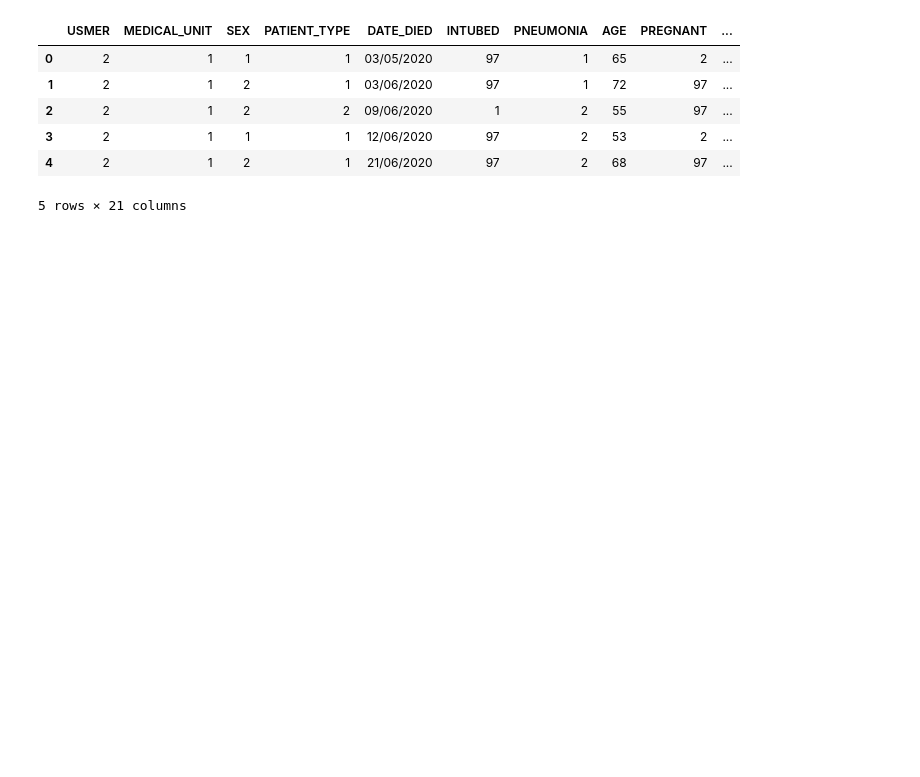
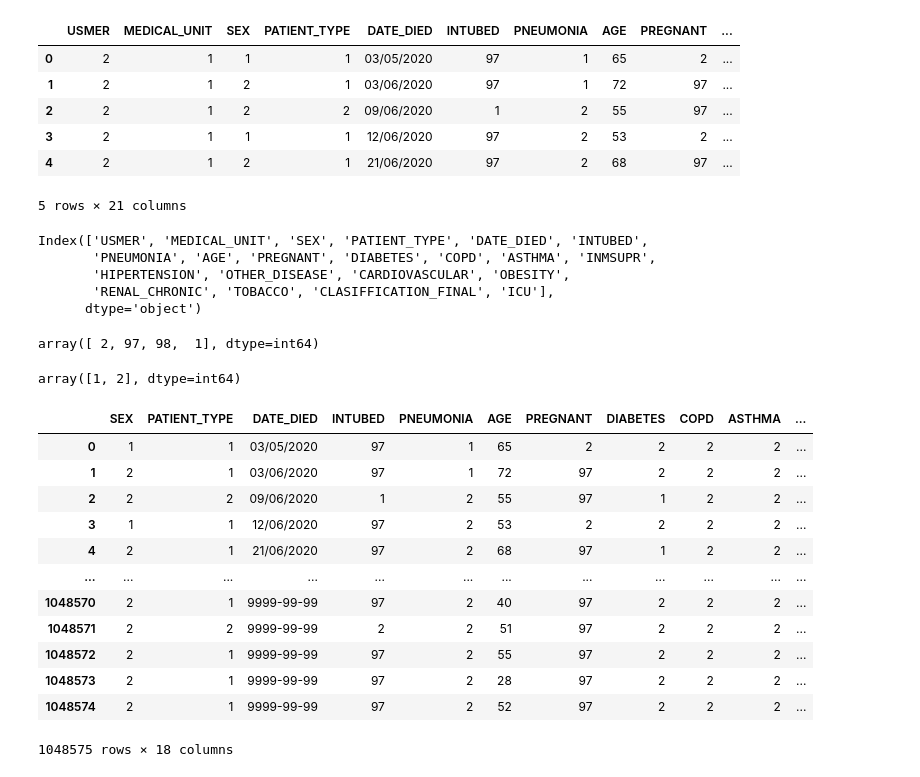
Before and after one commit to yuthegreat1/Project-4, a Jupyter notebook: Covid.ipynb, the cells around one changed output. Saved outputs shown, nothing was run; the diff lists cells and outputs as text; code cells hidden in the pictures; blank space fills up the shorter version.

```diff
--- a/Covid.ipynb
+++ b/Covid.ipynb
@@ -13,3 +13,36 @@ covid.head()
 | 3 | 2 | 1 | 1 | 1 | 12/06/2020 | 97 | 2 | 53 | 2 | ... |
 | 4 | 2 | 1 | 2 | 1 | 21/06/2020 | 97 | 2 | 68 | 97 | ... |
 5 rows × 21 columns
+# %%
+covid.columns
+# %% [output]
+Index(['USMER', 'MEDICAL_UNIT', 'SEX', 'PATIENT_TYPE', 'DATE_DIED', 'INTUBED',
+       'PNEUMONIA', 'AGE', 'PREGNANT', 'DIABETES', 'COPD', 'ASTHMA', 'INMSUPR',
+       'HIPERTENSION', 'OTHER_DISEASE', 'CARDIOVASCULAR', 'OBESITY',
+       'RENAL_CHRONIC', 'TOBACCO', 'CLASIFFICATION_FINAL', 'ICU'],
+      dtype='object')
+# %%
+covid['PREGNANT'].unique()
+# %% [output]
+array([ 2, 97, 98,  1], dtype=int64)
+# %%
+covid['PATIENT_TYPE'].unique()
+# %% [output]
+array([1, 2], dtype=int64)
+# %%
+covid = covid.drop(['CLASIFFICATION_FINAL', 'USMER', 'MEDICAL_UNIT'], axis=1)
+covid
+# %% [output]
+|  | SEX | PATIENT_TYPE | DATE_DIED | INTUBED | PNEUMONIA | AGE | PREGNANT | DIABETES | COPD | ASTHMA | ... |
+| 0 | 1 | 1 | 03/05/2020 | 97 | 1 | 65 | 2 | 2 | 2 | 2 | ... |
+| 1 | 2 | 1 | 03/06/2020 | 97 | 1 | 72 | 97 | 2 | 2 | 2 | ... |
+| 2 | 2 | 2 | 09/06/2020 | 1 | 2 | 55 | 97 | 1 | 2 | 2 | ... |
+| 3 | 1 | 1 | 12/06/2020 | 97 | 2 | 53 | 2 | 2 | 2 | 2 | ... |
+| 4 | 2 | 1 | 21/06/2020 | 97 | 2 | 68 | 97 | 1 | 2 | 2 | ... |
+| ... | ... | ... | ... | ... | ... | ... | ... | ... | ... | ... | ... |
+| 1048570 | 2 | 1 | 9999-99-99 | 97 | 2 | 40 | 97 | 2 | 2 | 2 | ... |
+| 1048571 | 2 | 2 | 9999-99-99 | 2 | 2 | 51 | 97 | 2 | 2 | 2 | ... |
+| 1048572 | 2 | 1 | 9999-99-99 | 97 | 2 | 55 | 97 | 2 | 2 | 2 | ... |
+| 1048573 | 2 | 1 | 9999-99-99 | 97 | 2 | 28 | 97 | 2 | 2 | 2 | ... |
+| 1048574 | 2 | 1 | 9999-99-99 | 97 | 2 | 52 | 97 | 2 | 2 | 2 | ... |
+1048575 rows × 18 columns
```
Also changed, not shown: parts of 22 cells of this notebook.
